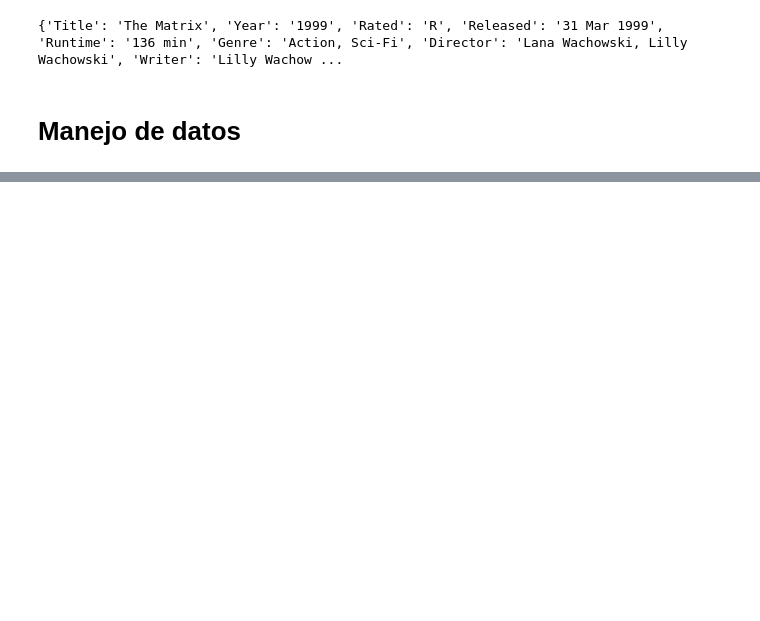
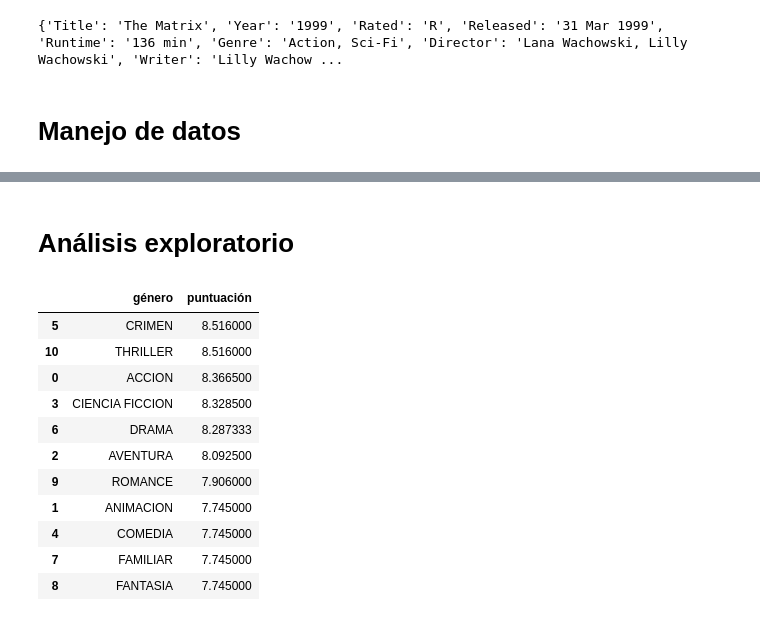
Before and after one commit to earo12/API-example, a Jupyter notebook: API_Movie.ipynb, the cells around one changed output, grey strips where cells are left out. Saved outputs shown, nothing was run; the diff lists cells and outputs as text; code cells hidden in the pictures; blank space fills up the shorter version.

```diff
--- a/API_Movie.ipynb
+++ b/API_Movie.ipynb
@@ -420,0 +475,27 @@ df_concatenado
+# %% [markdown]
+# Análisis exploratorio
+# %%
+# Aquí fue donde me di cuenta que había que colocar mejor los valores de género por separado que como una lista sin corchetes
+
+
+# Calcula la puntuación promedio de las películas por género.
+# Esto se logra fácilmente con el uso de un groupby:
+score_por_genero = df_exploded.groupby('género')['puntuación'].mean().reset_index()
+
+# Podemos escribirlos en orden
+score_por_genero = score_por_genero.sort_values(by='puntuación', ascending=False)
+
+score_por_genero
+# %% [output]
+|  | género | puntuación |
+| 5 | CRIMEN | 8.516000 |
+| 10 | THRILLER | 8.516000 |
+| 0 | ACCION | 8.366500 |
+| 3 | CIENCIA FICCION | 8.328500 |
+| 6 | DRAMA | 8.287333 |
+| 2 | AVENTURA | 8.092500 |
+| 9 | ROMANCE | 7.906000 |
+| 1 | ANIMACION | 7.745000 |
+| 4 | COMEDIA | 7.745000 |
+| 7 | FAMILIAR | 7.745000 |
+| 8 | FANTASIA | 7.745000 |
```
Also changed, not shown: parts of 21 cells of this notebook.
